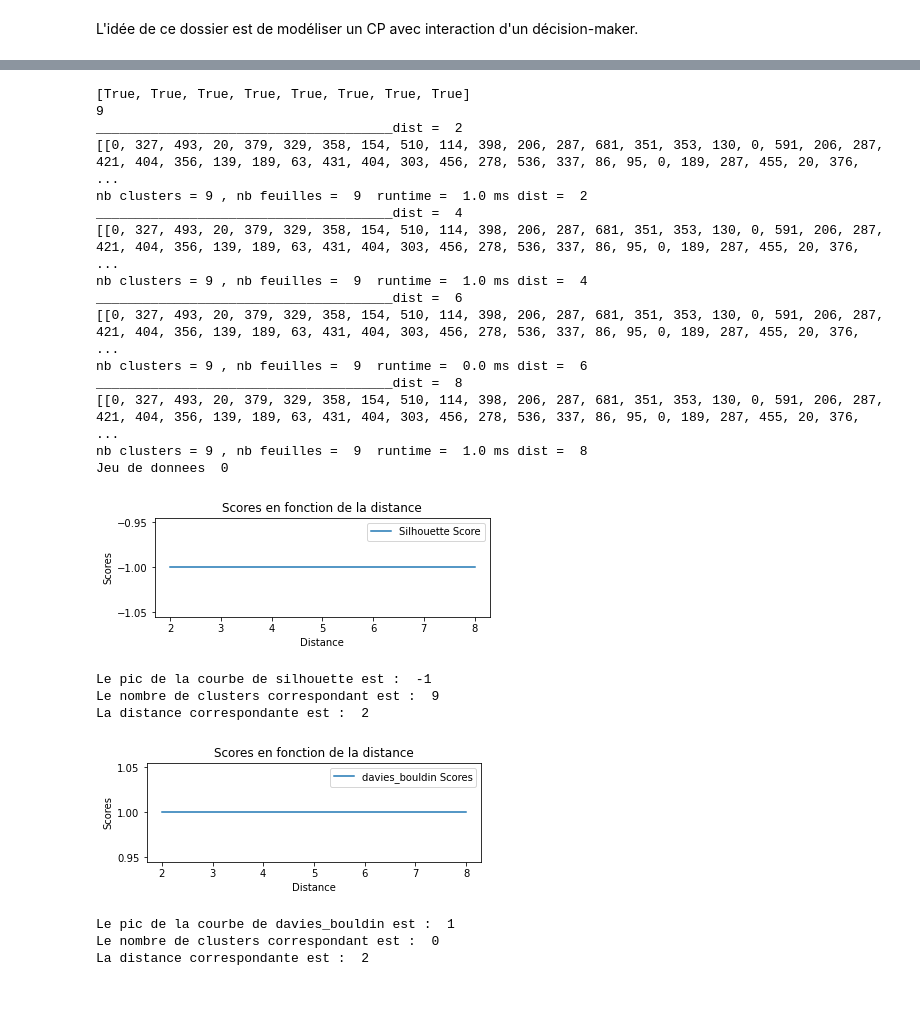
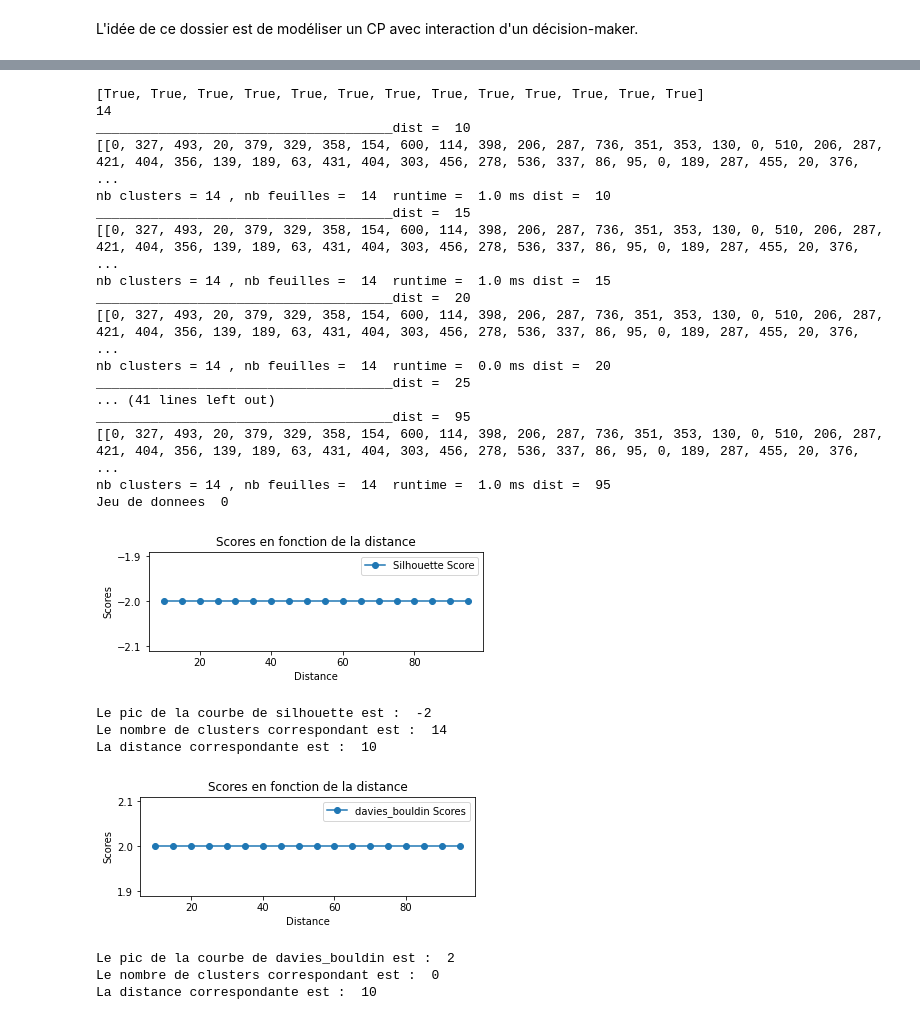
Before and after one commit to BryanBradfo/laas-mission, a Jupyter notebook: MainProgram_nb.ipynb, the cells around one changed output, grey strips where cells are left out. Cells and saved outputs as stored; diff of their text form; code cells hidden in the pictures.

Commit message:
Silhouette et davie tests (2)

```diff
--- a/MainProgram_nb.ipynb
+++ b/MainProgram_nb.ipynb
@@ -293,28 +296,30 @@ Clustering ...
 # %%
 print(list_equal)
 print (len(matrix))
-cl.clustering(layers, 2, 10, 2)
+cl.clustering(layers, 10, 100, 5)
 # %% [output]
-[True, True, True, True, True, True, True, True]
-9
-______________________________________dist =  2
-[[0, 327, 493, 20, 379, 329, 358, 154, 510, 114, 398, 206, 287, 681, 351, 353, 130, 0, 591, 206, 287, 421, 404, 356, 139, 189, 63, 431, 404, 303, 456, 278, 536, 337, 86, 95, 0, 189, 287, 455, 20, 376, ...
-nb clusters = 9 , nb feuilles =  9  runtime =  1.0 ms dist =  2
-______________________________________dist =  4
-[[0, 327, 493, 20, 379, 329, 358, 154, 510, 114, 398, 206, 287, 681, 351, 353, 130, 0, 591, 206, 287, 421, 404, 356, 139, 189, 63, 431, 404, 303, 456, 278, 536, 337, 86, 95, 0, 189, 287, 455, 20, 376, ...
-nb clusters = 9 , nb feuilles =  9  runtime =  1.0 ms dist =  4
-______________________________________dist =  6
-[[0, 327, 493, 20, 379, 329, 358, 154, 510, 114, 398, 206, 287, 681, 351, 353, 130, 0, 591, 206, 287, 421, 404, 356, 139, 189, 63, 431, 404, 303, 456, 278, 536, 337, 86, 95, 0, 189, 287, 455, 20, 376, ...
-nb clusters = 9 , nb feuilles =  9  runtime =  0.0 ms dist =  6
-______________________________________dist =  8
-[[0, 327, 493, 20, 379, 329, 358, 154, 510, 114, 398, 206, 287, 681, 351, 353, 130, 0, 591, 206, 287, 421, 404, 356, 139, 189, 63, 431, 404, 303, 456, 278, 536, 337, 86, 95, 0, 189, 287, 455, 20, 376, ...
-nb clusters = 9 , nb feuilles =  9  runtime =  1.0 ms dist =  8
+[True, True, True, True, True, True, True, True, True, True, True, True, True]
+14
+______________________________________dist =  10
+[[0, 327, 493, 20, 379, 329, 358, 154, 600, 114, 398, 206, 287, 736, 351, 353, 130, 0, 510, 206, 287, 421, 404, 356, 139, 189, 63, 431, 404, 303, 456, 278, 536, 337, 86, 95, 0, 189, 287, 455, 20, 376, ...
+nb clusters = 14 , nb feuilles =  14  runtime =  1.0 ms dist =  10
+______________________________________dist =  15
+[[0, 327, 493, 20, 379, 329, 358, 154, 600, 114, 398, 206, 287, 736, 351, 353, 130, 0, 510, 206, 287, 421, 404, 356, 139, 189, 63, 431, 404, 303, 456, 278, 536, 337, 86, 95, 0, 189, 287, 455, 20, 376, ...
+nb clusters = 14 , nb feuilles =  14  runtime =  1.0 ms dist =  15
+______________________________________dist =  20
+[[0, 327, 493, 20, 379, 329, 358, 154, 600, 114, 398, 206, 287, 736, 351, 353, 130, 0, 510, 206, 287, 421, 404, 356, 139, 189, 63, 431, 404, 303, 456, 278, 536, 337, 86, 95, 0, 189, 287, 455, 20, 376, ...
+nb clusters = 14 , nb feuilles =  14  runtime =  0.0 ms dist =  20
+______________________________________dist =  25
+... (41 lines left out)
+______________________________________dist =  95
+[[0, 327, 493, 20, 379, 329, 358, 154, 600, 114, 398, 206, 287, 736, 351, 353, 130, 0, 510, 206, 287, 421, 404, 356, 139, 189, 63, 431, 404, 303, 456, 278, 536, 337, 86, 95, 0, 189, 287, 455, 20, 376, ...
+nb clusters = 14 , nb feuilles =  14  runtime =  1.0 ms dist =  95
 Jeu de donnees  0
-[figure, old version]
+[figure, new version]
-Le pic de la courbe de silhouette est :  -1
-Le nombre de clusters correspondant est :  9
-La distance correspondante est :  2
+Le pic de la courbe de silhouette est :  -2
+Le nombre de clusters correspondant est :  14
+La distance correspondante est :  10
-[figure, old version]
+[figure, new version]
-Le pic de la courbe de davies_bouldin est :  1
+Le pic de la courbe de davies_bouldin est :  2
 Le nombre de clusters correspondant est :  0
-La distance correspondante est :  2
+La distance correspondante est :  10
```
Also changed, not shown: parts of 4 cells of this notebook, 1 other file.
